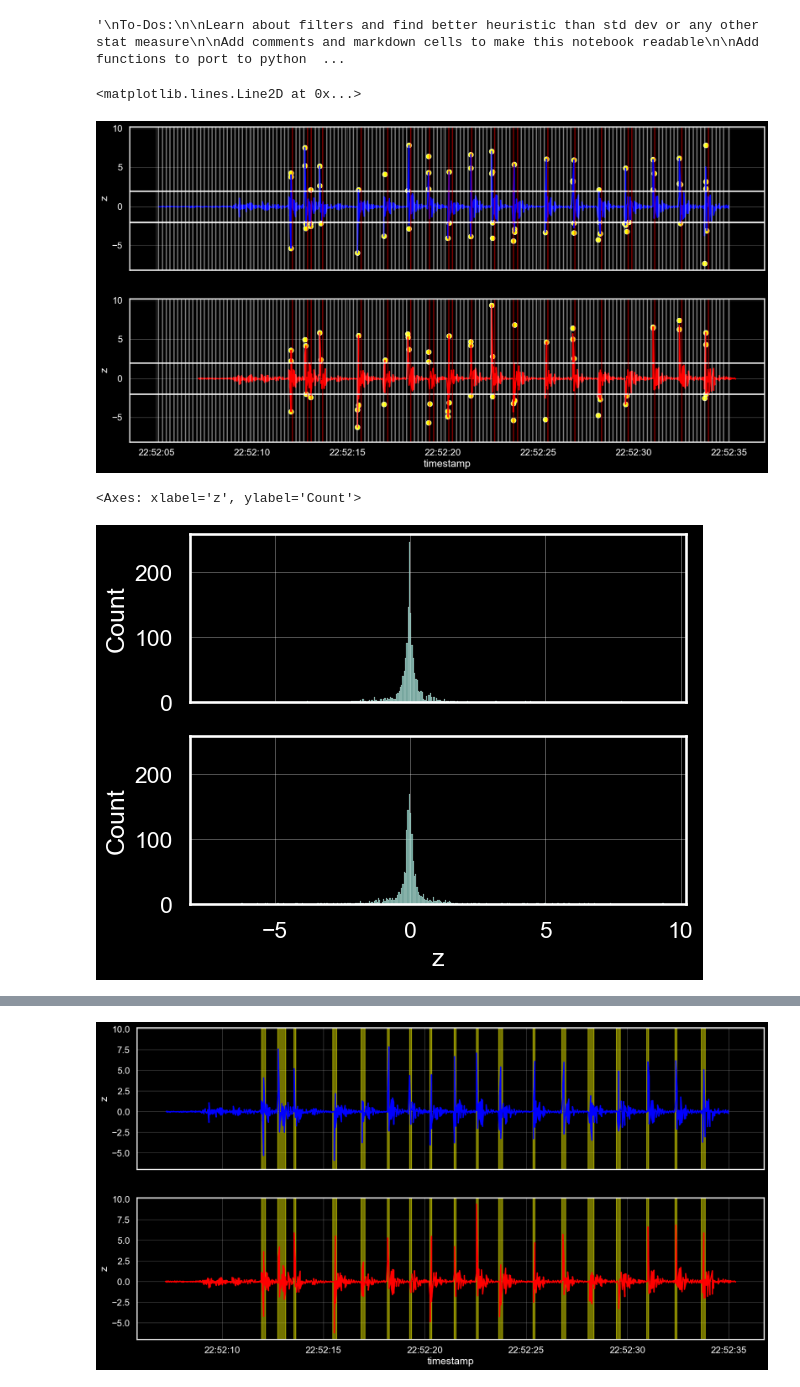
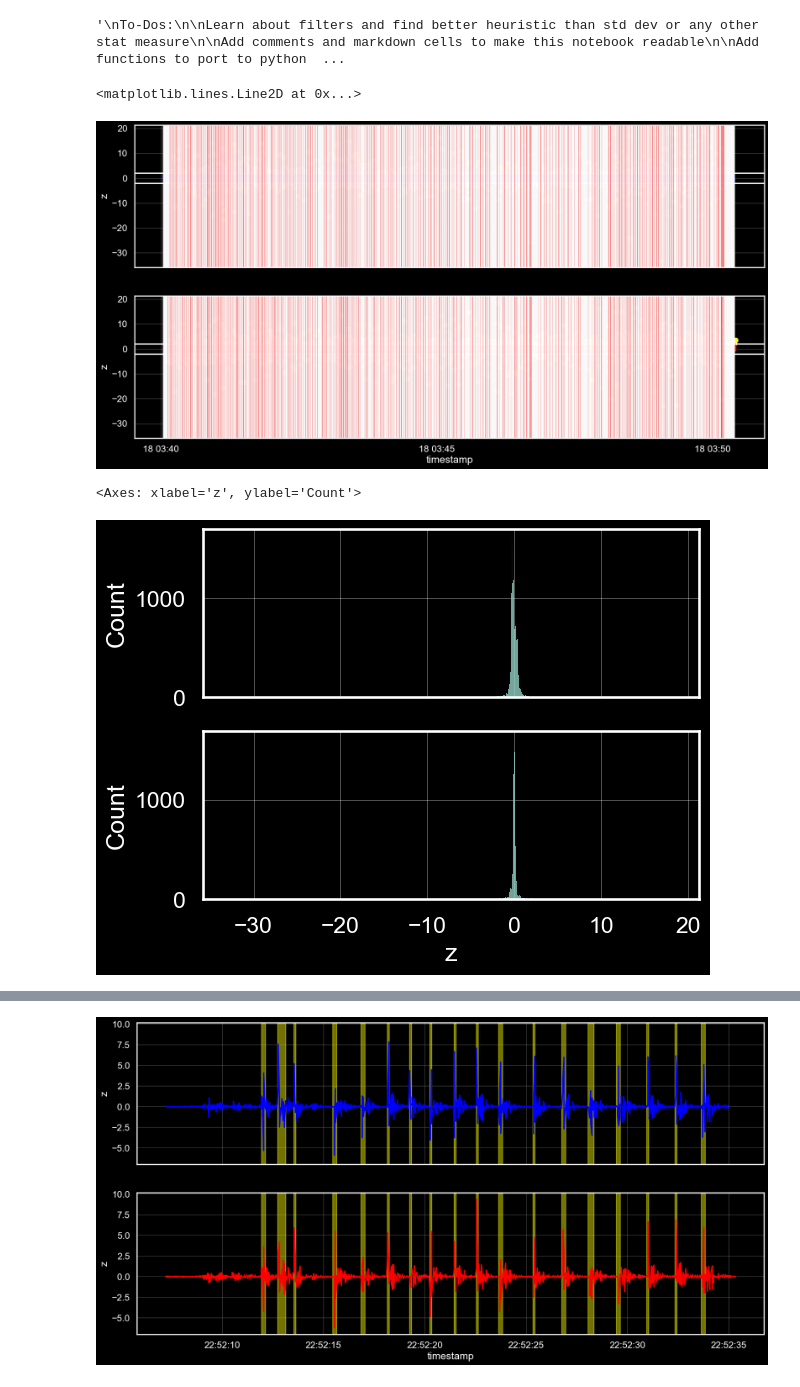
Before and after one commit to TheCrazyRocketScientist/Touch-Panel, a Jupyter notebook: nano/multiSensor/tap_detect.ipynb, the cells around one changed output, grey strips where cells are left out. Drawn from its saved outputs; the diff is of its cells as text; code cells hidden in the pictures.

```diff
--- a/nano/multiSensor/tap_detect.ipynb
+++ b/nano/multiSensor/tap_detect.ipynb
@@ -40,8 +40,8 @@ def set_df(df):
 # %%
 
 
-df_sensor_one = pd.read_csv(r"E:\Projects\Vibration Sensing Touch Panel\data\region1_ten_taps\SENSOR1_data.csv")
-df_sensor_two = pd.read_csv(r"E:\Projects\Vibration Sensing Touch Panel\data\region1_ten_taps\SENSOR2_data.csv")
+df_sensor_one = pd.read_csv(r"E:\Projects\Vibration Sensing Touch Panel\data\region1_extended\SENSOR1_data.csv")
+df_sensor_two = pd.read_csv(r"E:\Projects\Vibration Sensing Touch Panel\data\region1_extended\SENSOR2_data.csv")
 
 
 df_sensor_one = set_df(df_sensor_one)
@@ -115,14 +115,15 @@ ax[0].axvline(x=df_sensor_one.index[-1],alpha=0.450)
 ax[1].axvline(x=df_sensor_one.index[-1],alpha=0.450)
 # %% [output]
 <matplotlib.lines.Line2D at 0x...>
-[figure, old version]
+[figure, new version]
 # %%
 fig,ax = plt.subplots(2,sharex='all',sharey='all')
-sns.histplot(df_sensor_one['z'],ax=ax[0])
+sns.histplot(df_sensor_one['z'],ax=ax[0])        df_minute = df.loc[start_time:end_time]
+
 sns.histplot(df_sensor_two['z'],ax=ax[1])
 # %% [output]
 <Axes: xlabel='z', ylabel='Count'>
-[figure, old version]
+[figure, new version]
 # %% [markdown]
 ![Tap Detection Logic](/media/tap_detect.png)
 # %%
```
Also changed, not shown: parts of 3 cells of this notebook, 18 other files.
